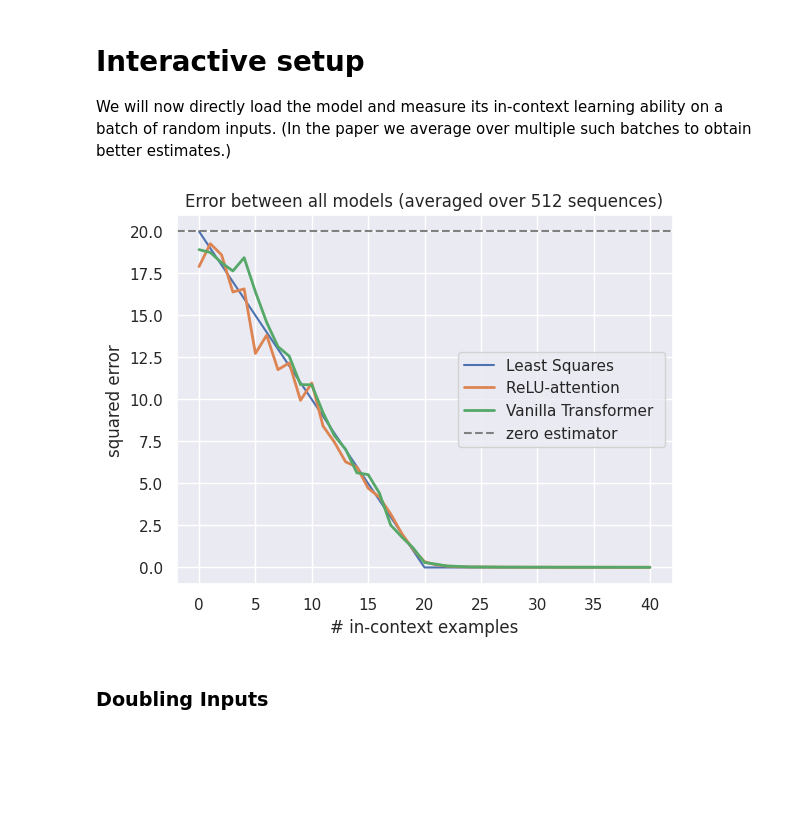
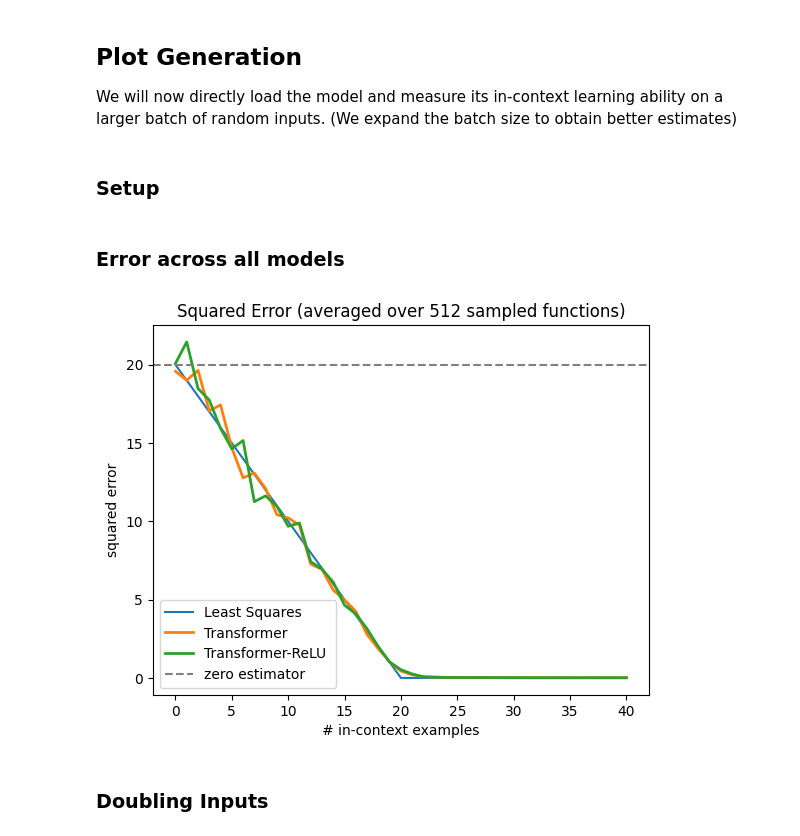
Before and after one commit to nelson-lojo/in-context-learning, a Jupyter notebook: src/eval.ipynb, the cells around one changed output. Cells and saved outputs as stored; diff of their text form; code cells hidden in the pictures; blank space fills up the shorter version.

Commit message:
progress, not yet ready for all models

```diff
--- a/src/eval.ipynb
+++ b/src/eval.ipynb
@@ -98,0 +36,11 @@ for name, metric in metrics.items():
+# %%
+task: Union[
+    Literal["linear_regression"],
+    Literal["sparse_linear_regression"],
+    Literal["decision_tree"],
+    Literal["relu_2nn_regression"]
+] = "linear_regression"
+
+models = df[df.task == task].reset_index(drop=True)
+models["run_path"] = models.apply(lambda row: os.path.join(run_dir, row['task'], row['run_id']), axis=1)
+models
@@ -99,4 +51,4 @@ for name, metric in metrics.items():
 # %% [markdown]
-# Interactive setup
+## Plot Generation
 
-We will now directly load the model and measure its in-context learning ability on a batch of random inputs. (In the paper we average over multiple such batches to obtain better estimates.)
+We will now directly load the model and measure its in-context learning ability on a larger batch of random inputs. (We expand the batch size to obtain better estimates)
@@ -184,11 +55,40 @@ least_sq_loss =  torch.concat((torch.arange(20, -1, -1), torch.zeros((20, ))))
-# %%
-plt.title("Error between all models (averaged over 512 sequences)")
-plt.plot(least_sq_loss, label="Least Squares")
-plot_models_from_run({
-    "../models/linear_regression/95b643f2-b2d0-4a56-abfc-cc07f5871273" : "ReLU-attention",
-    "../models/linear_regression/pretrained" : "Vanilla Transformer"
-}, no_std_dev=True, mutate_bs=bs8)
-# %% [output]
-[figure, removed]
+# %% [markdown]
+### Setup
+# %%
+bs_x = lambda factor: (lambda bs: bs * factor)
+bs = lambda batch_size: (lambda _: batch_size)
+scale = lambda factor: (lambda x: x * factor)
+
+optimals = {
+    "linear_regression" : {
+        "error": torch.concat((torch.arange(20, -1, -1), torch.zeros((20, )))),
+        "label" : "Least Squares"
+    },
+    "sparse_linear_regression" : {
+        "error" : torch.concat((torch.arange(20, -1, -1), torch.zeros((20, )))), # TODO: I'm not sure this is the known optimal approach
+        "label" : "Least Squares",
+    }
+}
+# %% [markdown]
+### Error across all models
+# %%
+BATCH_SIZE = 512
+plt.title(f"Squared Error (averaged over {BATCH_SIZE} sampled functions)")
+
+if task in optimals.keys():
+    plt.plot(optimals[task]["error"], label=optimals[task]["label"])
+
+plot_model_errs(
+    {
+        row["model"] : get_err_from_run(
+            row["run_path"],
+            mutate_bs=bs(BATCH_SIZE)
+        )
+        for _, row in models.iterrows()
+    },
+    baseline=20, no_std_dev=True
+)
+# %% [output]
+[figure, added]
 # %% [markdown]
 ### Doubling Inputs
```
Also changed, not shown: parts of 46 cells of this notebook, 2 other files.
